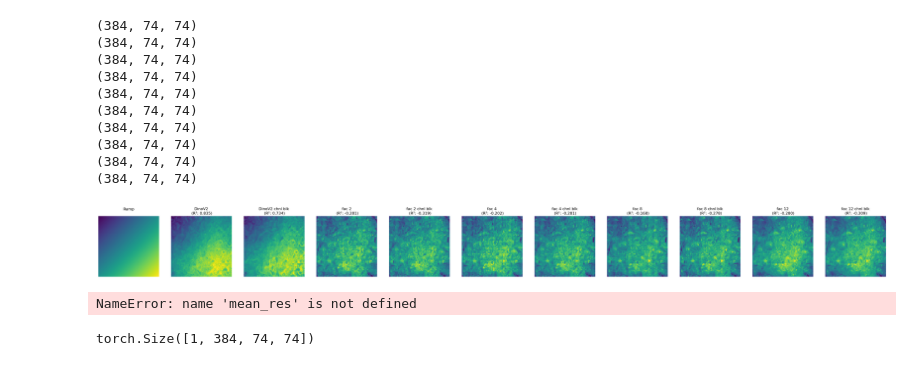
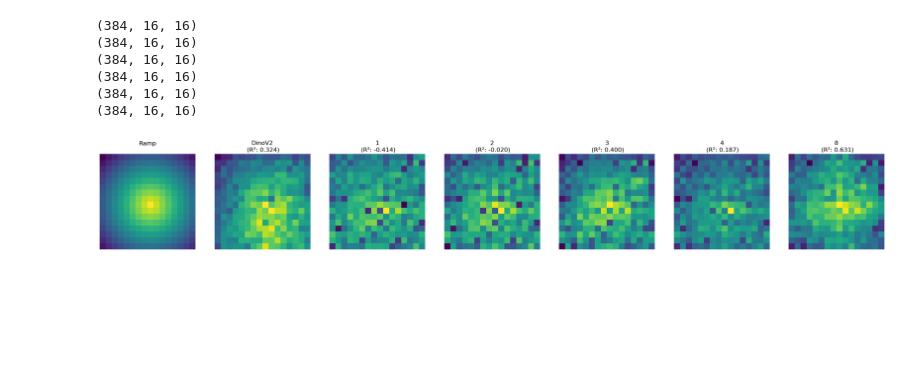
Before and after one commit to tldr-group/dino-saw, a Jupyter notebook: testing_dinov2/translation.ipynb, the cells around one changed output. Cells and saved outputs as stored; diff of their text form; code cells hidden in the pictures; blank space fills up the shorter version.

Commit message:
test for smaller images

```diff
--- a/testing_dinov2/translation.ipynb
+++ b/testing_dinov2/translation.ipynb
@@ -80,6 +206,6 @@ def revert_translation_wrap(feat: torch.Tensor, step_x: int = 0, step_y: int = 0
 # %%
 model = PretrainedViTWrapper(MODEL_LIST[1], add_flash_attn=False, device="cuda")
 # %%
-img_size = 2*518
+img_size = 224
 # %%
-img = load_image("images/black_square_518.png", resize_crop((img_size, img_size),(img_size, img_size)))[0]
+img = load_image("images/default_image.jpg", resize_crop((img_size, img_size),(img_size, img_size)))[0]
@@ -236,24 +239,19 @@ probe([normal, flipped, flip2, flip3, mean], [False]*5, ["normal", "vertical fli
 # %%
-preds_ = [model.forward_features(img.float(), make_2D=True),translate(img, factor=2),translate(img, factor=4), translate(img, factor=8), translate(img, factor=16)]
-preds = [tensor for pred in preds_ for tensor in (pred, pred.clone())]
-titles = ["DinoV2", "DinoV2 chnl blk", "fac 2" ,"fac 2 chnl blk", "fac 4" ,"fac 4 chnl blk", "fac 8", "fac 8 chnl blk", "fac 12", "fac 12 chnl blk"]
+preds_ = [model.forward_features(img.float(), make_2D=True),translate(img, factor=1),translate(img, factor=2), translate(img, factor=3), translate(img, factor=4), translate(img, factor=8)]
+#preds = [tensor for pred in preds_ for tensor in (pred, pred.clone())]
+#titles = ["DinoV2", "DinoV2 chnl blk", "fac 2" ,"fac 2 chnl blk", "fac 4" ,"fac 4 chnl blk", "fac 8", "fac 8 chnl blk", "fac 12", "fac 12 chnl blk"]
+titles = ["DinoV2", "1", "2", "3", "4", "8"]
 blanked = [False, True]*5
+# %%
+preds = preds_
+blanked = [False]*6
 # %%
-probe(preds, blanked, titles, ramp="diag")
+probe(preds, blanked, titles, ramp="radial", mask_step=2)
 # %% [output]
-(384, 74, 74)
-(384, 74, 74)
-(384, 74, 74)
-(384, 74, 74)
-(384, 74, 74)
-(384, 74, 74)
-(384, 74, 74)
-(384, 74, 74)
-(384, 74, 74)
-(384, 74, 74)
+(384, 16, 16)
+(384, 16, 16)
+(384, 16, 16)
+(384, 16, 16)
+(384, 16, 16)
+(384, 16, 16)
-[figure, old version]
+[figure, new version]
-# %%
-import tifffile
-tifffile.imwrite("default_img_trans_mean_factor_4.tiff", mean_res.cpu().numpy())
-# %% [output]
-NameError: name 'mean_res' is not defined
@@ -262,5 +258 @@ torch.save(mean_res, "default_img_trans_mean_factor_4.pt")
-# %%
-mean_res.shape
-# %% [output]
-torch.Size([1, 384, 74, 74])
 # %%
```
Also changed, not shown: parts of 25 cells of this notebook.
